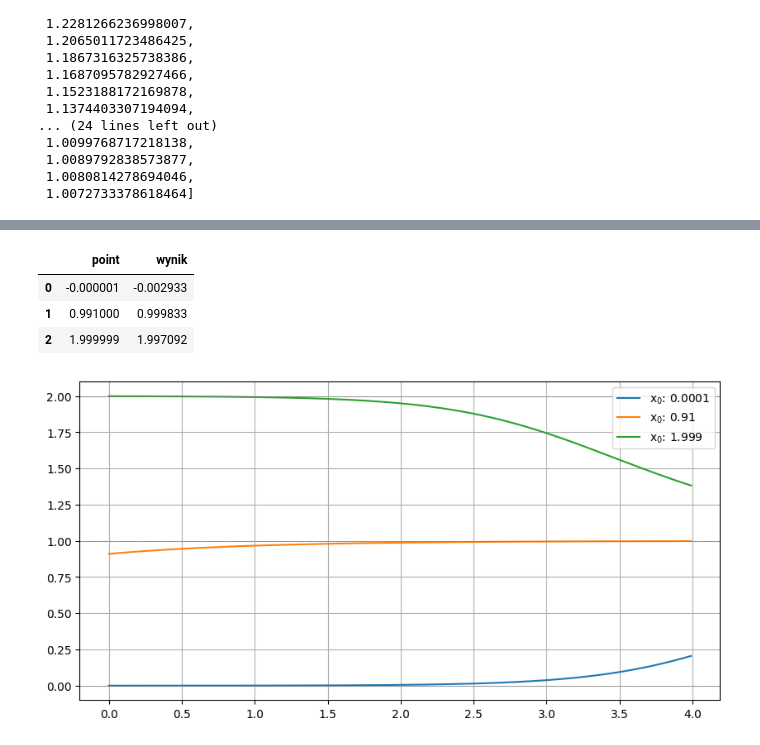
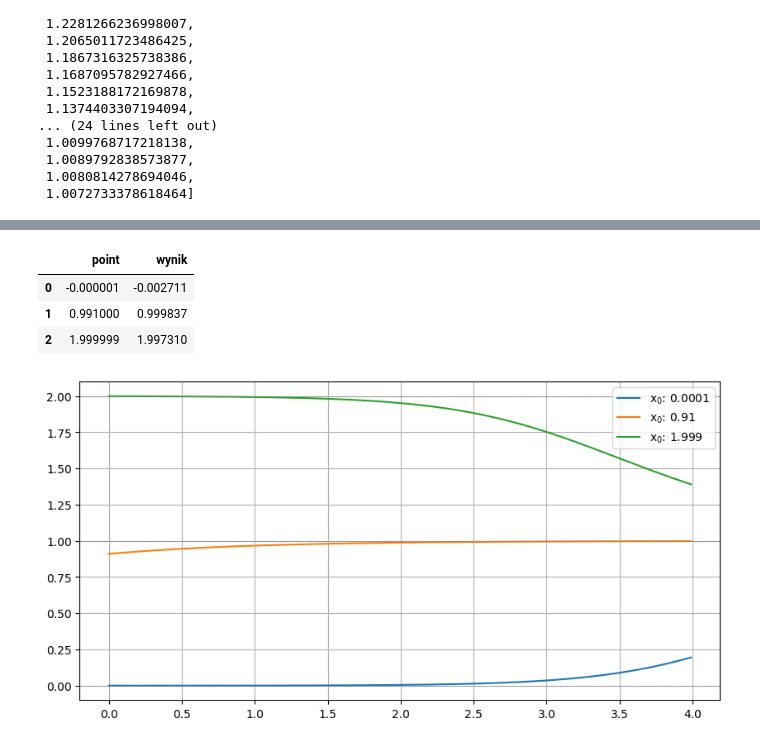
Before and after one commit to NajdekMonika/CS, a Jupyter notebook: lab1.ipynb, the cells around one changed output, grey strips where cells are left out. Saved outputs shown, nothing was run; the diff lists cells and outputs as text; code cells hidden in the pictures.

```diff
--- a/lab1.ipynb
+++ b/lab1.ipynb
@@ -113,12 +75,12 @@ def get_data(starting_points:list, method:callable):
     df = pd.DataFrame(data)
     return df
 # %%
-get_data([-0.000001, 0.991, 1.999999], modified_euler)
+get_data([-0.000001, 0.991, 1.999999], euler_method)
 # %% [output]
 |  | point | wynik |
-| 0 | -0.000001 | -0.002933 |
-| 1 | 0.991000 | 0.999833 |
-| 2 | 1.999999 | 1.997092 |
+| 0 | -0.000001 | -0.002711 |
+| 1 | 0.991000 | 0.999837 |
+| 2 | 1.999999 | 1.997310 |
 # %%
 plt.figure(figsize=(10, 5))
 for point in [0.0001, 0.91, 1.999]:
```
Also changed, not shown: parts of 11 cells of this notebook.
